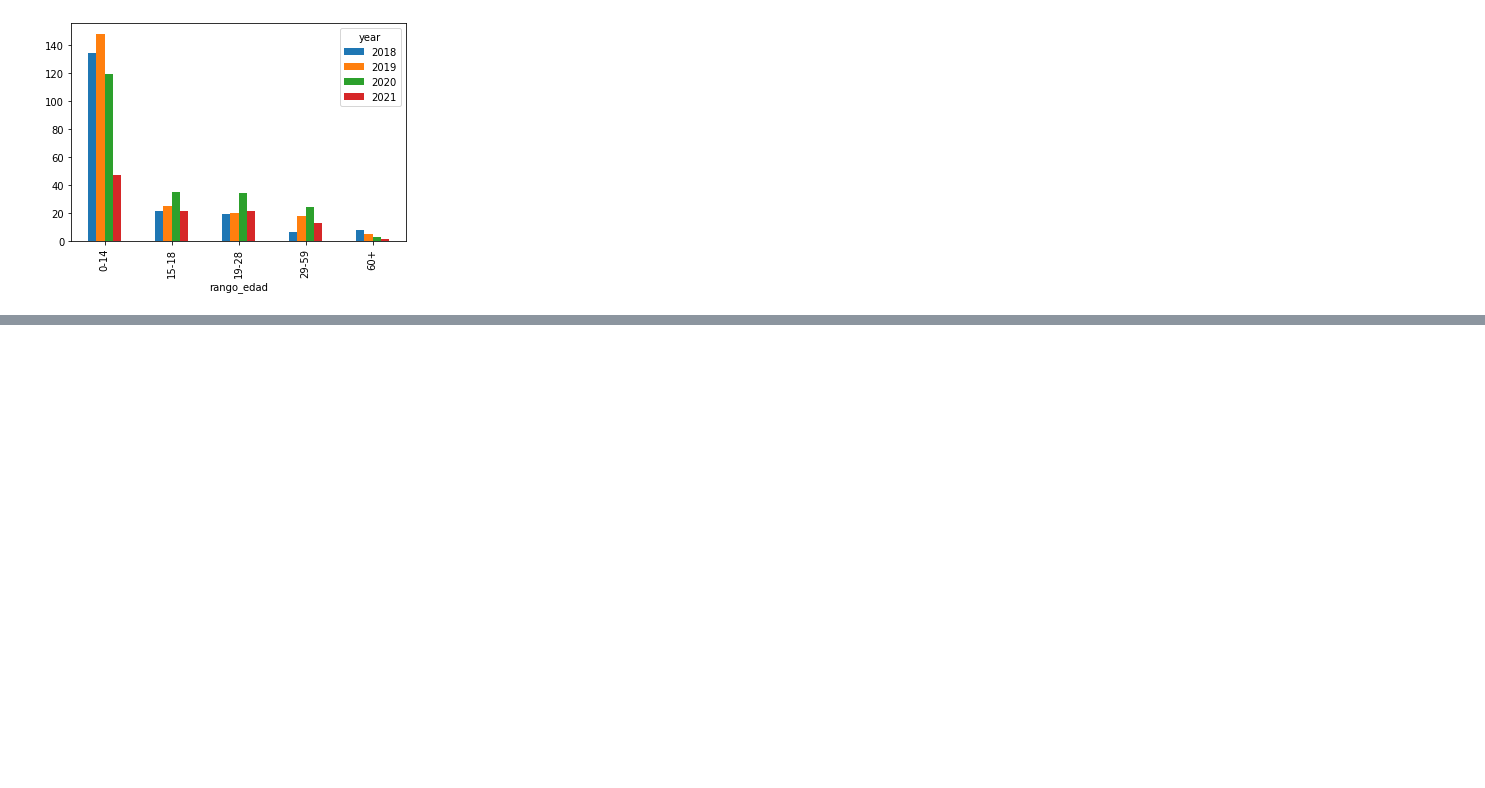
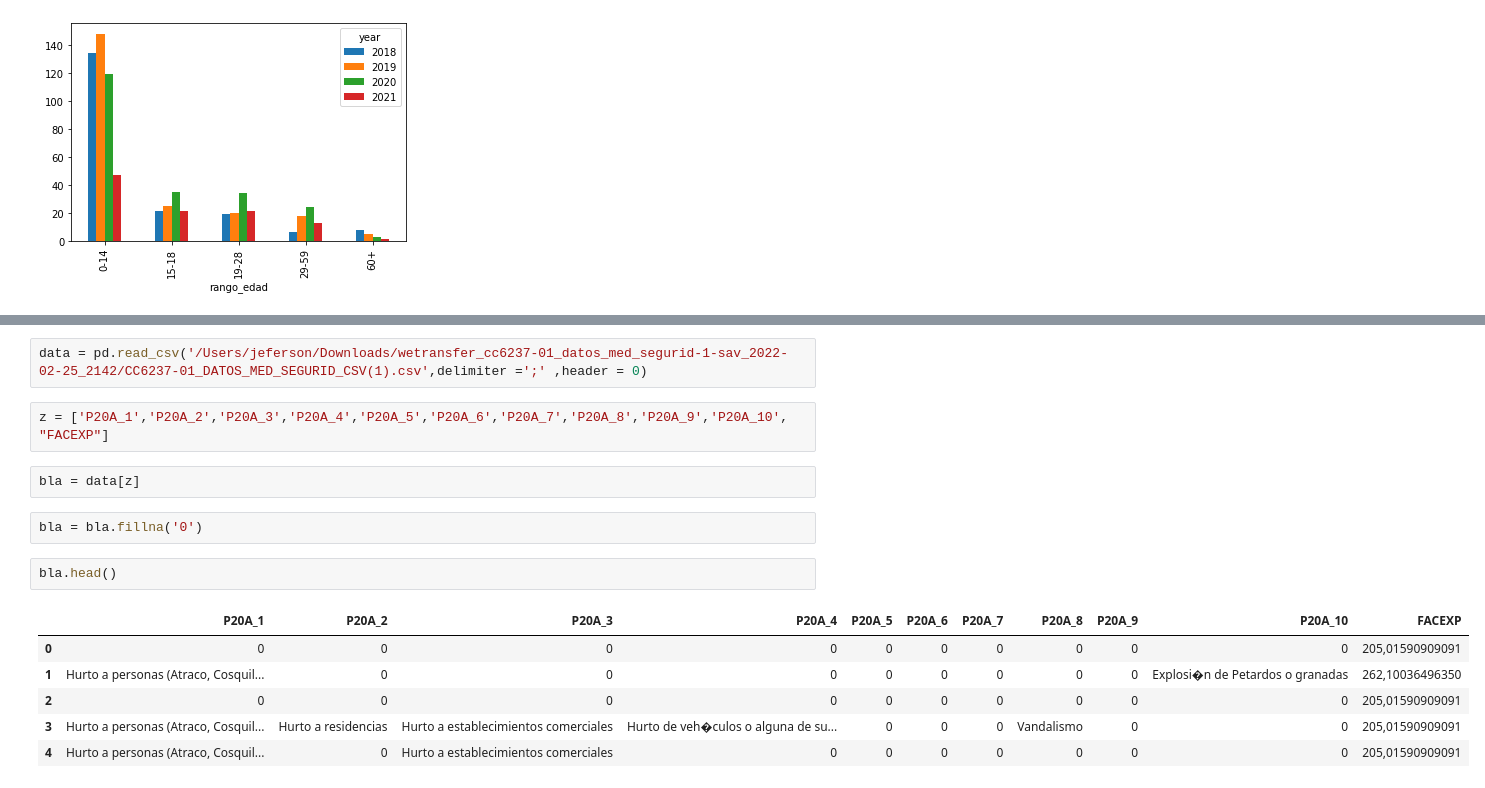
Before and after one commit to jarboledac/vsex_med, a Jupyter notebook: Untitled-1.ipynb, the cells around one changed output, grey strips where cells are left out. Cells and saved outputs as stored; diff of their text form; blank space fills up the shorter version.

```diff
--- a/Untitled-1.ipynb
+++ b/Untitled-1.ipynb
@@ -650,0 +775,17 @@ count_edad_dn.plot.bar()
+# %%
+data = pd.read_csv('/Users/jeferson/Downloads/wetransfer_cc6237-01_datos_med_segurid-1-sav_2022-02-25_2142/CC6237-01_DATOS_MED_SEGURID_CSV(1).csv',delimiter =';' ,header = 0)
+# %%
+z = ['P20A_1','P20A_2','P20A_3','P20A_4','P20A_5','P20A_6','P20A_7','P20A_8','P20A_9','P20A_10', "FACEXP"]
+# %%
+bla = data[z]
+# %%
+bla = bla.fillna('0')
+# %%
+bla.head()
+# %% [output]
+|  | P20A_1 | P20A_2 | P20A_3 | P20A_4 | P20A_5 | P20A_6 | P20A_7 | P20A_8 | P20A_9 | P20A_10 | FACEXP |
+| 0 | 0 | 0 | 0 | 0 | 0 | 0 | 0 | 0 | 0 | 0 | 205,01590909091 |
+| 1 | Hurto a personas (Atraco, Cosquil... | 0 | 0 | 0 | 0 | 0 | 0 | 0 | 0 | Explosi�n de Petardos o granadas | 262,10036496350 |
+| 2 | 0 | 0 | 0 | 0 | 0 | 0 | 0 | 0 | 0 | 0 | 205,01590909091 |
+| 3 | Hurto a personas (Atraco, Cosquil... | Hurto a residencias | Hurto a establecimientos comerciales | Hurto de veh�culos o alguna de su... | 0 | 0 | 0 | Vandalismo | 0 | 0 | 205,01590909091 |
+| 4 | Hurto a personas (Atraco, Cosquil... | 0 | Hurto a establecimientos comerciales | 0 | 0 | 0 | 0 | 0 | 0 | 0 | 205,01590909091 |
```
Also changed, not shown: parts of 68 cells of this notebook, 16 other files.
